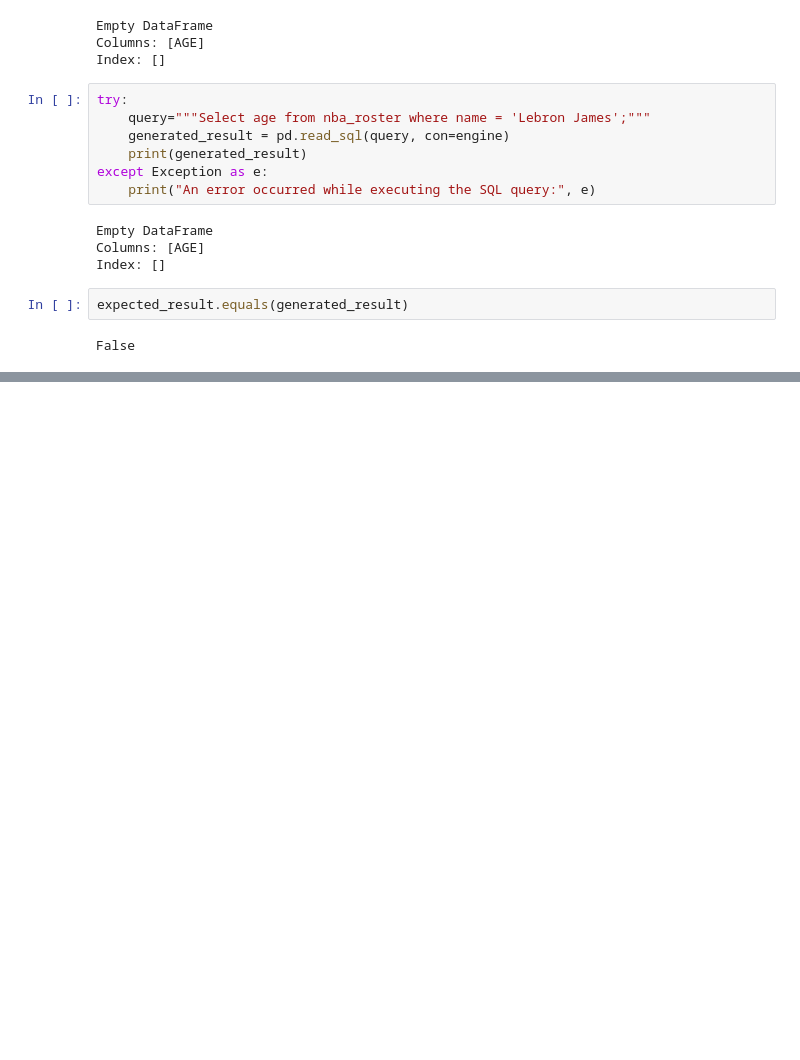
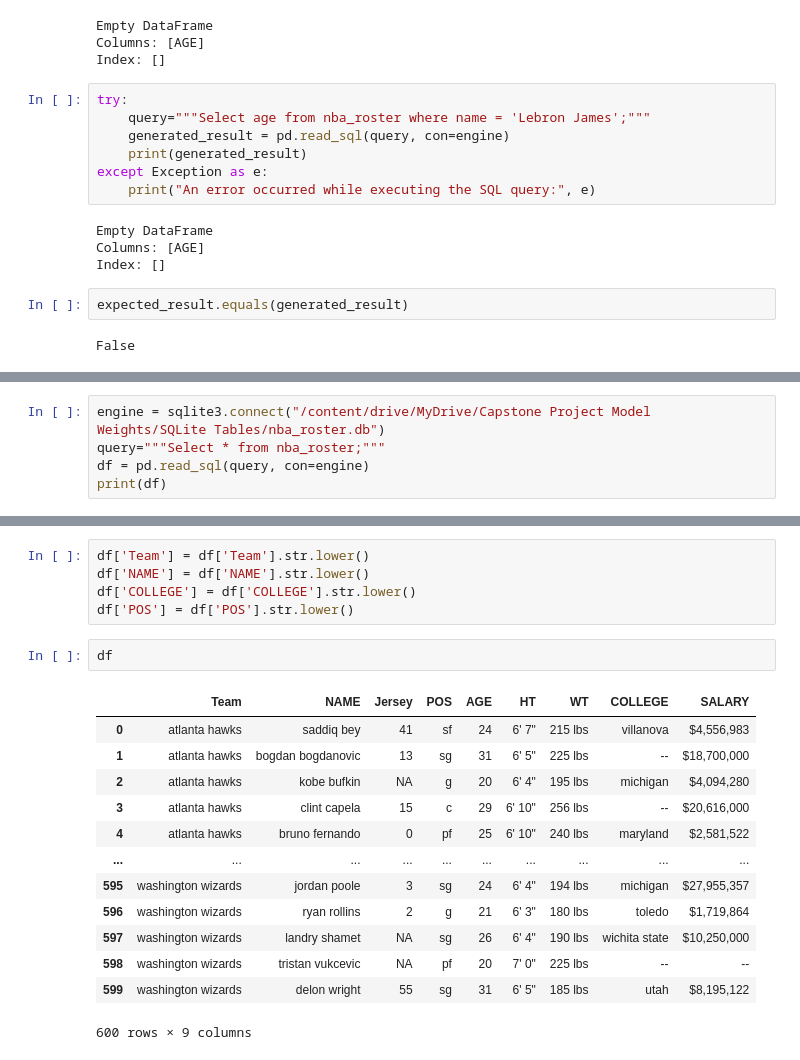
Before and after one commit to AkshaySyal/End-to-End-Basketball-QA-RAG-Capstone, a Jupyter notebook: model benchmarking/benchmarking.ipynb, the cells around one changed output, grey strips where cells are left out. Drawn from its saved outputs; the diff is of its cells as text; blank space fills up the shorter version.

```diff
--- a/model benchmarking/benchmarking.ipynb
+++ b/model benchmarking/benchmarking.ipynb
@@ -548,0 +483,5 @@ False
+# %%
+engine = sqlite3.connect("/content/drive/MyDrive/Capstone Project Model Weights/SQLite Tables/nba_roster.db")
+query="""Select * from nba_roster;"""
+df = pd.read_sql(query, con=engine)
+print(df)
@@ -548,0 +506,21 @@ False
+# %%
+df['Team'] = df['Team'].str.lower()
+df['NAME'] = df['NAME'].str.lower()
+df['COLLEGE'] = df['COLLEGE'].str.lower()
+df['POS'] = df['POS'].str.lower()
+# %%
+df
+# %% [output]
+|  | Team | NAME | Jersey | POS | AGE | HT | WT | COLLEGE | SALARY |
+| 0 | atlanta hawks | saddiq bey | 41 | sf | 24 | 6' 7" | 215 lbs | villanova | $4,556,983 |
+| 1 | atlanta hawks | bogdan bogdanovic | 13 | sg | 31 | 6' 5" | 225 lbs | -- | $18,700,000 |
+| 2 | atlanta hawks | kobe bufkin | NA | g | 20 | 6' 4" | 195 lbs | michigan | $4,094,280 |
+| 3 | atlanta hawks | clint capela | 15 | c | 29 | 6' 10" | 256 lbs | -- | $20,616,000 |
+| 4 | atlanta hawks | bruno fernando | 0 | pf | 25 | 6' 10" | 240 lbs | maryland | $2,581,522 |
+| ... | ... | ... | ... | ... | ... | ... | ... | ... | ... |
+| 595 | washington wizards | jordan poole | 3 | sg | 24 | 6' 4" | 194 lbs | michigan | $27,955,357 |
+| 596 | washington wizards | ryan rollins | 2 | g | 21 | 6' 3" | 180 lbs | toledo | $1,719,864 |
+| 597 | washington wizards | landry shamet | NA | sg | 26 | 6' 4" | 190 lbs | wichita state | $10,250,000 |
+| 598 | washington wizards | tristan vukcevic | NA | pf | 20 | 7' 0" | 225 lbs | -- | -- |
+| 599 | washington wizards | delon wright | 55 | sg | 31 | 6' 5" | 185 lbs | utah | $8,195,122 |
+600 rows × 9 columns
```
Also changed, not shown: parts of 26 cells of this notebook.
